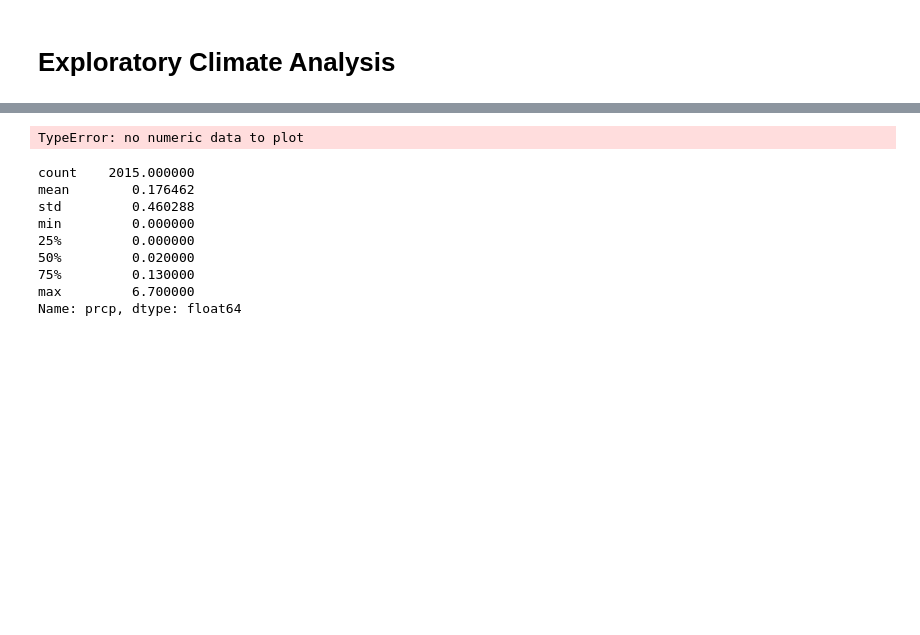
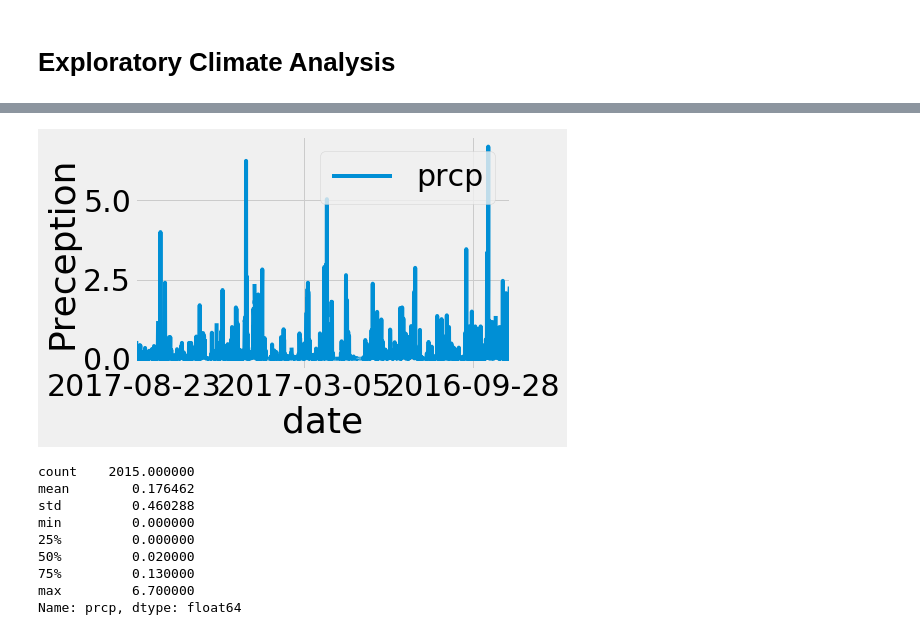
Before and after one commit to abbylemon/sqlalchemy-challenge, a Jupyter notebook: climate.ipynb, the cells around one changed output, grey strips where cells are left out. Drawn from its saved outputs; the diff is of its cells as text; code cells hidden in the pictures; blank space fills up the shorter version.

```diff
--- a/climate.ipynb
+++ b/climate.ipynb
@@ -92,13 +93,13 @@ lastyearofdata_df.head()
 # %%
 # Use Pandas Plotting with Matplotlib to plot the data
 
 # I just want xaxis to have year and month
-# labels = xticks()
-prcp_plot = lastyearofdata_df.plot('prcp', kind='bar')
+# plt.figsize(10,8)
+prcp_plot = lastyearofdata_df.plot()
 plt.ylabel("Preception")
 plt.show()
 # %% [output]
-TypeError: no numeric data to plot
+[figure, added]
 # %%
 # Use Pandas to calcualte the summary statistics for the precipitation data
 lastyearofdata_df['prcp'].describe()
```
Also changed, not shown: parts of 4 cells of this notebook.
